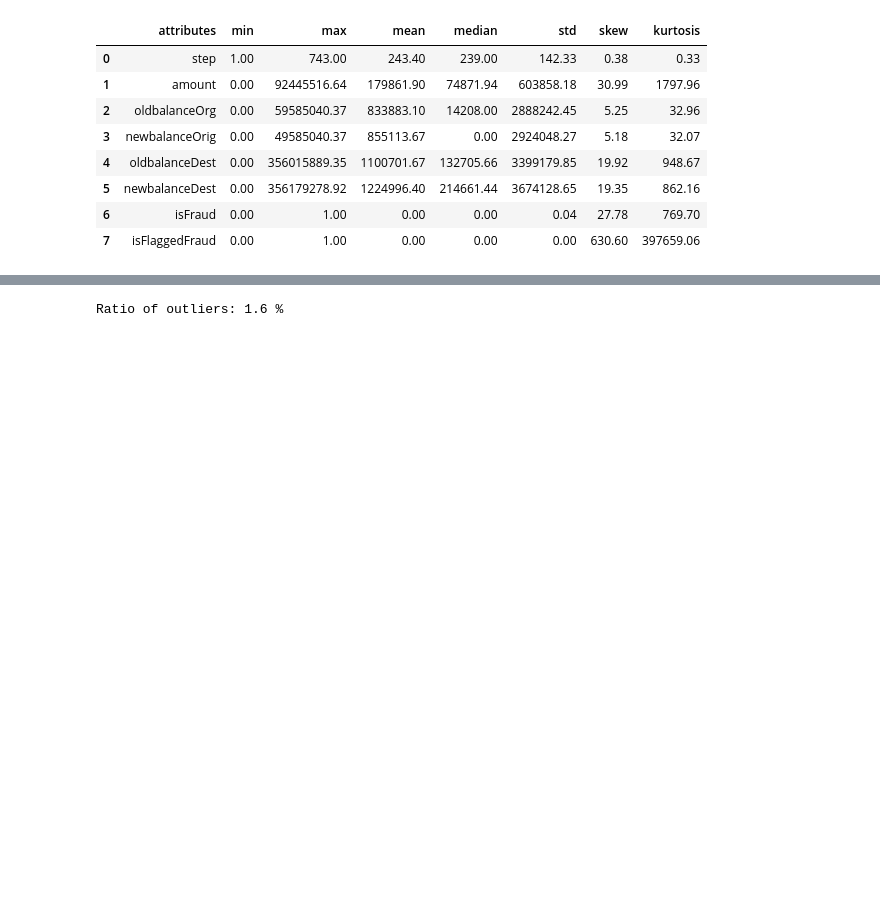
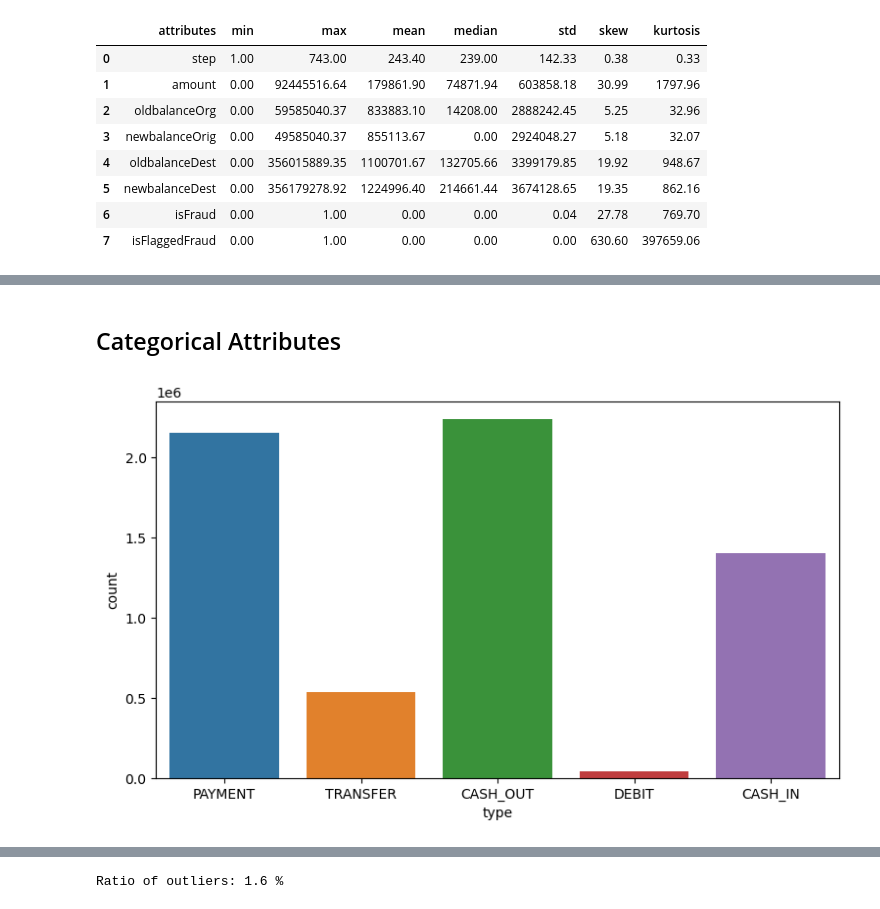
Before and after one commit to PedroPauloMR/block_fraud_company, a Jupyter notebook: notebooks/c0.2-feature-engineering.ipynb, the cells around one changed output, grey strips where cells are left out. Cells and saved outputs as stored; diff of their text form; code cells hidden in the pictures; blank space fills up the shorter version.

```diff
--- a/notebooks/c0.2-feature-engineering.ipynb
+++ b/notebooks/c0.2-feature-engineering.ipynb
@@ -254,2 +255,10 @@ print('For non-fraudulent transactions we have these values for STEP...\n LOW: {
 For non-fraudulent transactions we have these values for STEP...
  LOW: -111.0 and HIGH: 601.0
+# %% [markdown]
+## Categorical Attributes
+# %%
+fig, axes = plt.subplots(1,1,figsize=(9,5))
+sns.countplot(data = df,x = 'type', ax = axes);
+plt.show();
+# %% [output]
+[figure, added]
```
Also changed, not shown: parts of 134 cells of this notebook, 54 other files.
